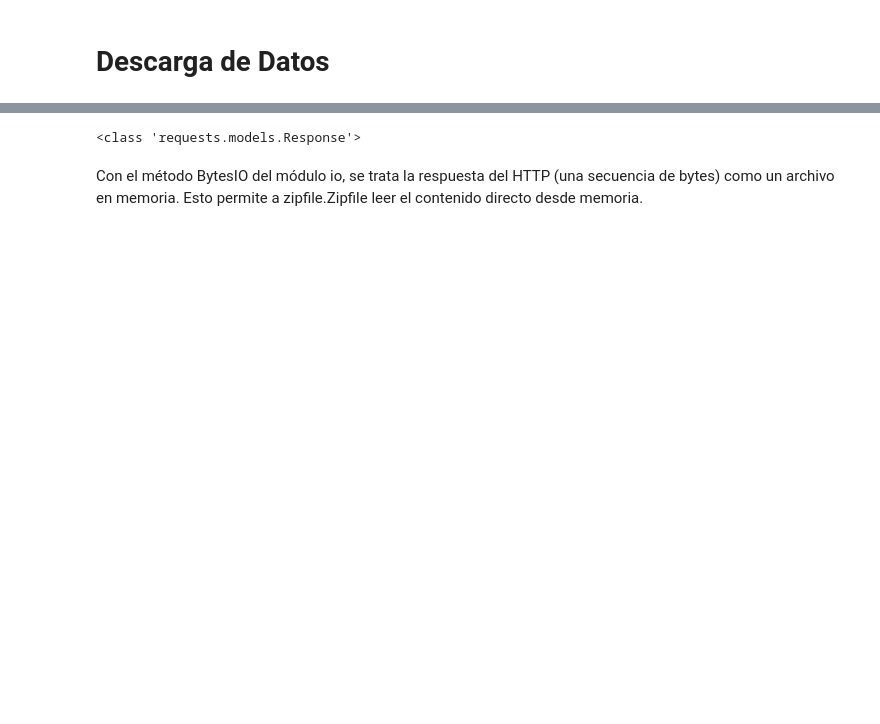
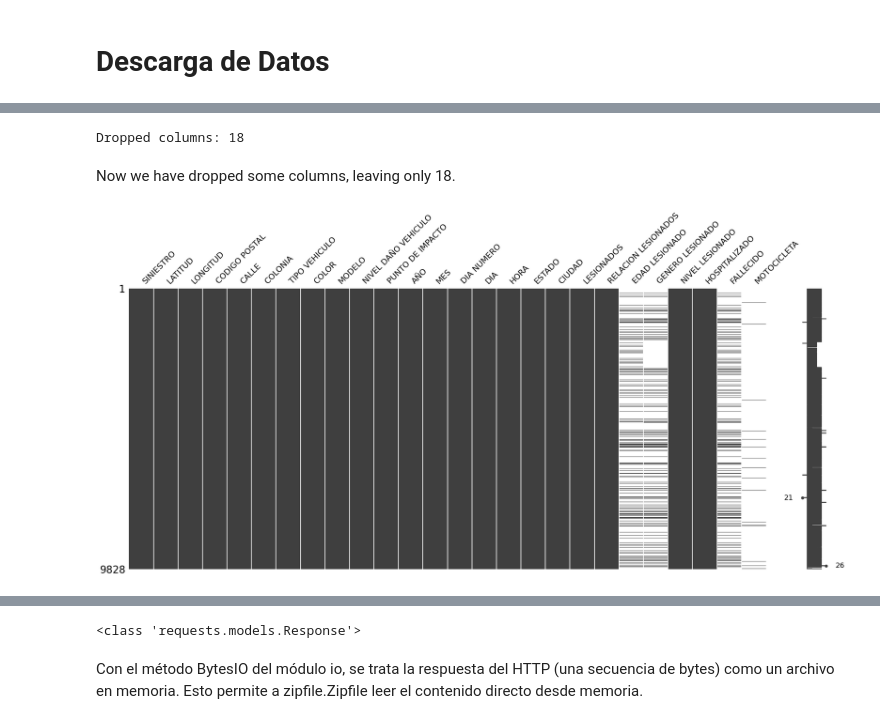
Before and after one commit to Mario-ACL/proyecto_ing_datos, a Jupyter notebook: notebooks/v1-0-initial_seek_clean.ipynb, the cells around one changed output, grey strips where cells are left out. Saved outputs shown, nothing was run; the diff lists cells and outputs as text; code cells hidden in the pictures; blank space fills up the shorter version.

```diff
--- a/notebooks/v1-0-initial_seek_clean.ipynb
+++ b/notebooks/v1-0-initial_seek_clean.ipynb
@@ -41,4 +121,8 @@ url_axa = 'https://files.i2ds.org/OpenDataAxaMx/incidentes_viales_2023_axa.zip'
 # %%
-datos_axa = './data/raw/AXA/'
-if not os.path.exists(datos_axa):
-    os.makedirs(datos_axa)
+datos_axa = '../data/raw/AXA/'
+folders = ['../data/raw', '../data/interim', datos_axa]
+for folder in folders:
+  if not os.path.exists(folder):
+    os.makedirs(folder)
+  else:
+    print(f"Folder {folder} already created.")
@@ -183,0 +210,3 @@ Folder './data/raw/AXA/' does not exist.
+# %%
+emptiness = df_AXA_sonora.isna().sum()
+print(emptiness)
@@ -183,0 +233,10 @@ Folder './data/raw/AXA/' does not exist.
+# %%
+universe = df_AXA_sonora.shape[0]
+for index, value in emptiness.items():
+  emptiness_value = value / universe
+  if emptiness_value > 0.99:
+    try:
+      df_AXA_sonora.drop(columns=[index], inplace=True)
+      print(f"Dropping column {index} with {emptiness_value:.2%} missigness")
+    except Exception as e:
+      print(f"Error dropping column or already dropped for {index}: {e}")
@@ -183,0 +262,12 @@ Folder './data/raw/AXA/' does not exist.
+# %%
+dropped_columns = df_AXA.shape[1] - df_AXA_sonora.shape[1]
+print(f"Dropped columns: {dropped_columns}")
+# %% [output]
+Dropped columns: 18
+# %% [markdown]
+Now we have dropped some columns, leaving only 18.
+# %%
+msno.matrix(df_AXA_sonora)
+plt.show()
+# %% [output]
+[figure, added]
```
Also changed, not shown: parts of 52 cells of this notebook.
